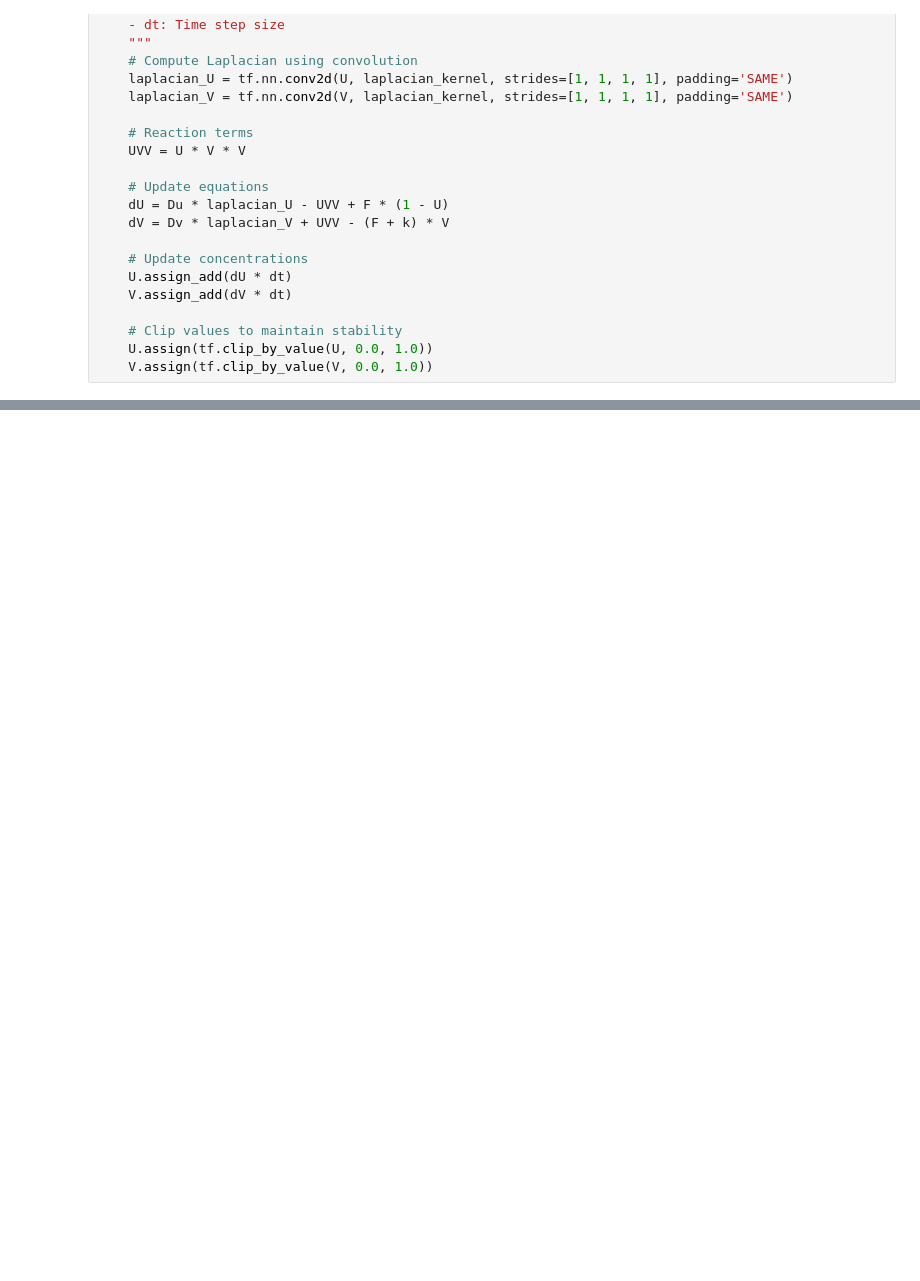
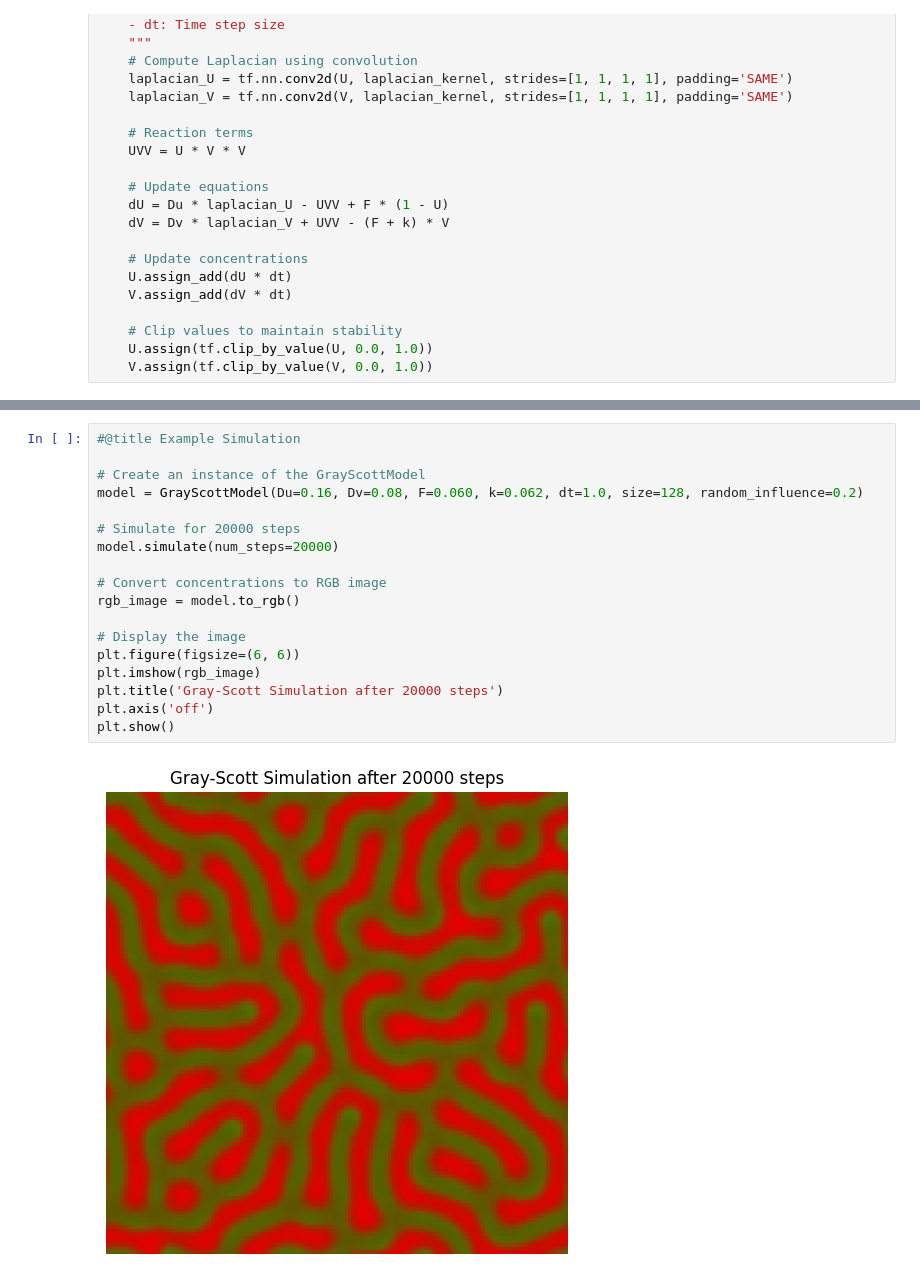
Before and after one commit to Keshav-Sundar-4/Gray-Scott, a Jupyter notebook: Gray_Scott_Simulation.ipynb, the cells around one changed output, grey strips where cells are left out. Cells and saved outputs as stored; diff of their text form; blank space fills up the shorter version.

```diff
--- a/Gray_Scott_Simulation.ipynb
+++ b/Gray_Scott_Simulation.ipynb
@@ -215,0 +648,20 @@ display(image)
+# %%
+#@title Example Simulation
+
+# Create an instance of the GrayScottModel
+model = GrayScottModel(Du=0.16, Dv=0.08, F=0.060, k=0.062, dt=1.0, size=128, random_influence=0.2)
+
+# Simulate for 20000 steps
+model.simulate(num_steps=20000)
+
+# Convert concentrations to RGB image
+rgb_image = model.to_rgb()
+
+# Display the image
+plt.figure(figsize=(6, 6))
+plt.imshow(rgb_image)
+plt.title('Gray-Scott Simulation after 20000 steps')
+plt.axis('off')
+plt.show()
+# %% [output]
+[figure, added]
```
Also changed, not shown: parts of 18 cells of this notebook.
